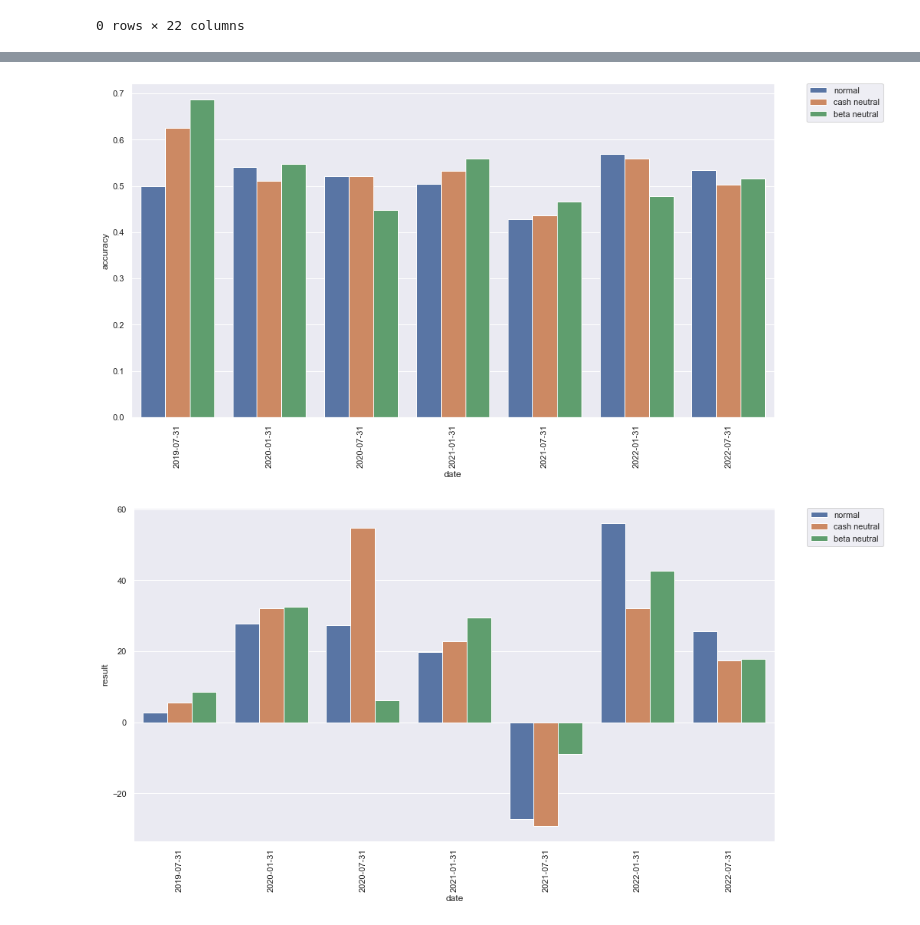
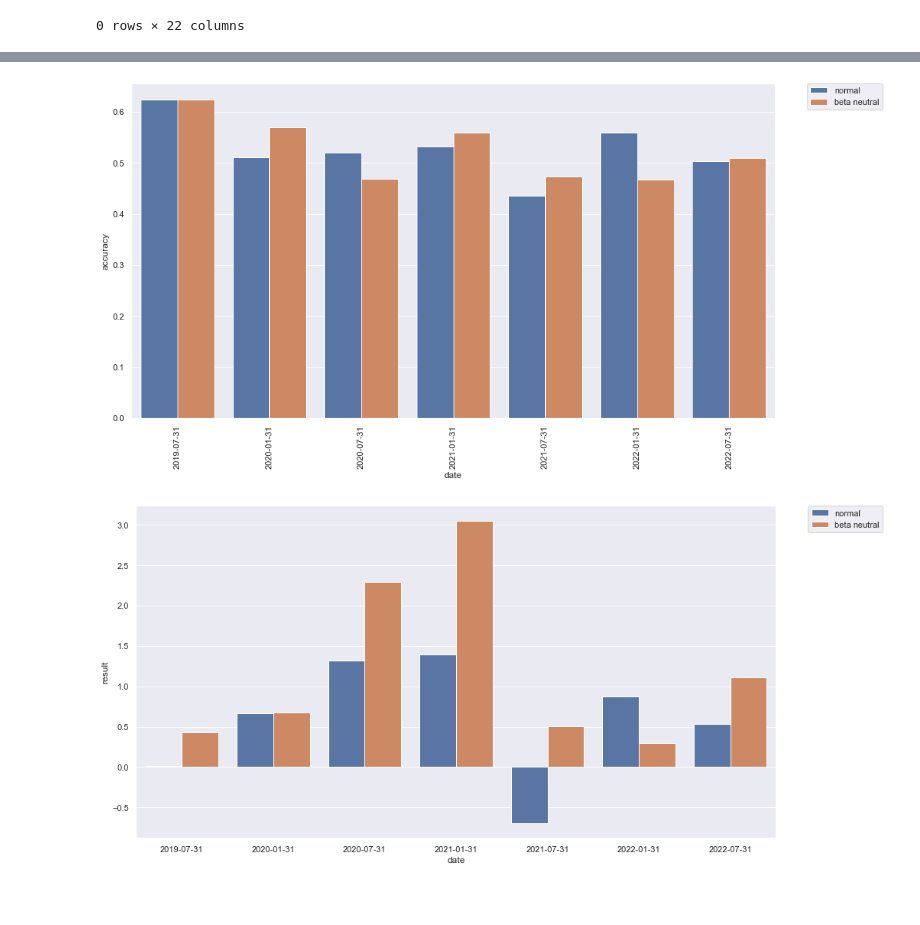
Before and after one commit to CorreaWillian/cointegration, a Jupyter notebook: EDA - Copia.ipynb, the cells around one changed output, grey strips where cells are left out. Saved outputs shown, nothing was run; the diff lists cells and outputs as text; code cells hidden in the pictures; blank space fills up the shorter version.

Commit message:
new calculations in EDA
Log Returns
Cash Neutral
Sharpe
And correlation in backtest

```diff
--- a/EDA - Copia.ipynb
+++ b/EDA - Copia.ipynb
@@ -44,10 +44,35 @@ def result_calculator(row):
         result = - result
 
     return result
+# %%
+def result_calculator(row, kind='CN'):
+
+    if kind=='CN':
+        multiplier = 1
+    if kind == 'BN':
+        multiplier = row.beta_open
+
+
+    if row['residual_open'] < row['std_open_residual']:
+        long_result = np.log(row['price_fst_stock'] / row['open_price_first_stock'])
+        short_result = np.log(row['open_price_scnd_stock'] / row['price_scnd_stock'])
+
+        short_result = multiplier * short_result
+        result = long_result + short_result
+
+    elif row['residual_open'] > row['std_open_residual']:
+        long_result = np.log(row['open_price_first_stock'] / row['price_fst_stock'])
+        short_result = np.log(row['price_scnd_stock'] / row['open_price_scnd_stock'])
+
+        short_result = multiplier * short_result
+        result = long_result + short_result
+
+    return result
 # %%
 cond = (df.status.isin(['True', 'close']))
 # %%
 df.loc[cond, 'result'] = df.loc[cond].apply(lambda row: result_calculator(row), axis=1)
+df.loc[cond, 'result_beta_neutral'] = df.loc[cond].apply(lambda row: result_calculator(row, kind='BN'), axis=1)
 # %%
 # Cash Neutral
 
@@ -79,6 +104,6 @@ df.loc[(cond) & (df.residual_open > df.std_open_residual), 'result_beta_neutral'
 closed = df.loc[df.status=='close'].copy()
 
 closed['is_profit'] = closed['result'] > 0
-closed['is_profit_CN'] = closed['result_cash_neutral'] > 0
+# closed['is_profit_CN'] = closed['result_cash_neutral'] > 0
 closed['is_profit_BN'] = closed['result_beta_neutral'] > 0
 # %%
@@ -148,7 +177,7 @@ halfyear_accuracy
 # %%
 # Halfyear accuracy
-halfyear_accuracy = closed.set_index('date').resample('6M')[['is_profit', 'is_profit_CN', 'is_profit_BN']].mean().reset_index()
-halfyear_accuracy.columns = ['date', 'normal', 'cash neutral', 'beta neutral']
+halfyear_accuracy = closed.set_index('date').resample('6M')[['is_profit', 'is_profit_BN']].mean().reset_index()
+halfyear_accuracy.columns = ['date', 'normal', 'beta neutral']
 halfyear_accuracy['date'] = halfyear_accuracy['date'].dt.date
 halfyear_accuracy = halfyear_accuracy.melt(id_vars='date', value_name='accuracy')
 
@@ -158,19 +187,19 @@ plt.legend(bbox_to_anchor=(1.05, 1), loc=2, borderaxespad=0.)
 
 plt.show()
 # %% [output]
-[figure, old version]
+[figure, new version]
 # %%
 # Halfyear results
-halfyear_results = closed.set_index('date').resample('6M')[['result', 'result_cash_neutral', 'result_beta_neutral']].sum().reset_index()
-halfyear_results.columns = ['date', 'normal', 'cash neutral', 'beta neutral']
+halfyear_results = closed.set_index('date').resample('6M')[['result', 'result_beta_neutral']].sum().reset_index()
+halfyear_results.columns = ['date', 'normal', 'beta neutral']
 halfyear_results['date'] = halfyear_results.date.dt.date
 halfyear_results = halfyear_results.melt(id_vars='date', value_name='result')
 
 sns.barplot(x='date', y='result', hue='variable', data=halfyear_results)
-plt.xticks(rotation=90)
+# plt.xticks(rotation=90)
 plt.legend(bbox_to_anchor=(1.05, 1), loc=2, borderaxespad=0.)
 
 plt.show()
 # %% [output]
-[figure, old version]
+[figure, new version]
 # %%
```
Also changed, not shown: parts of 24 cells of this notebook, 3 other files.
